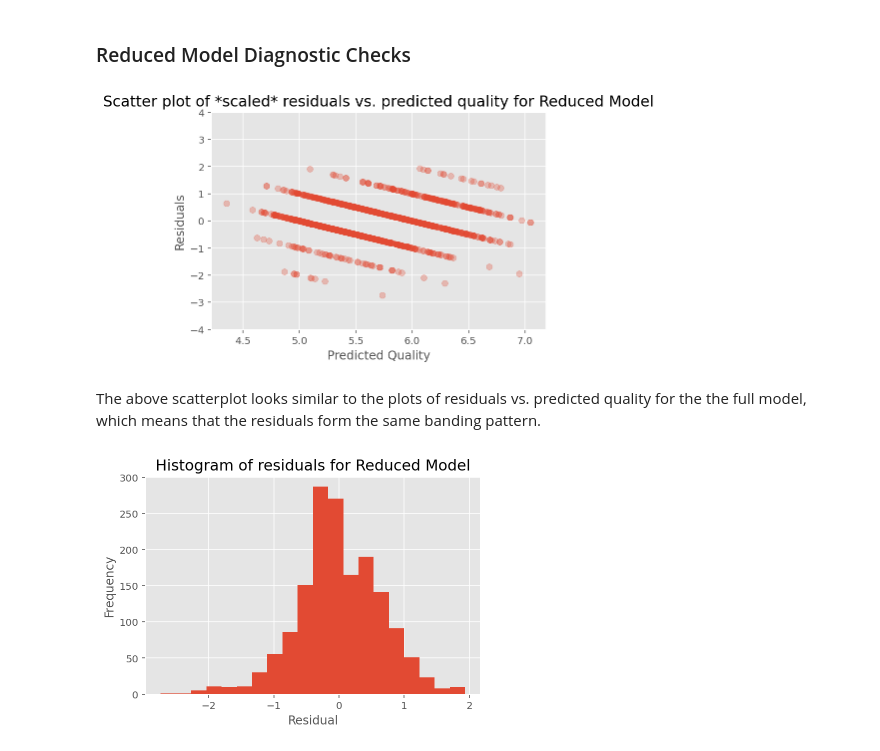
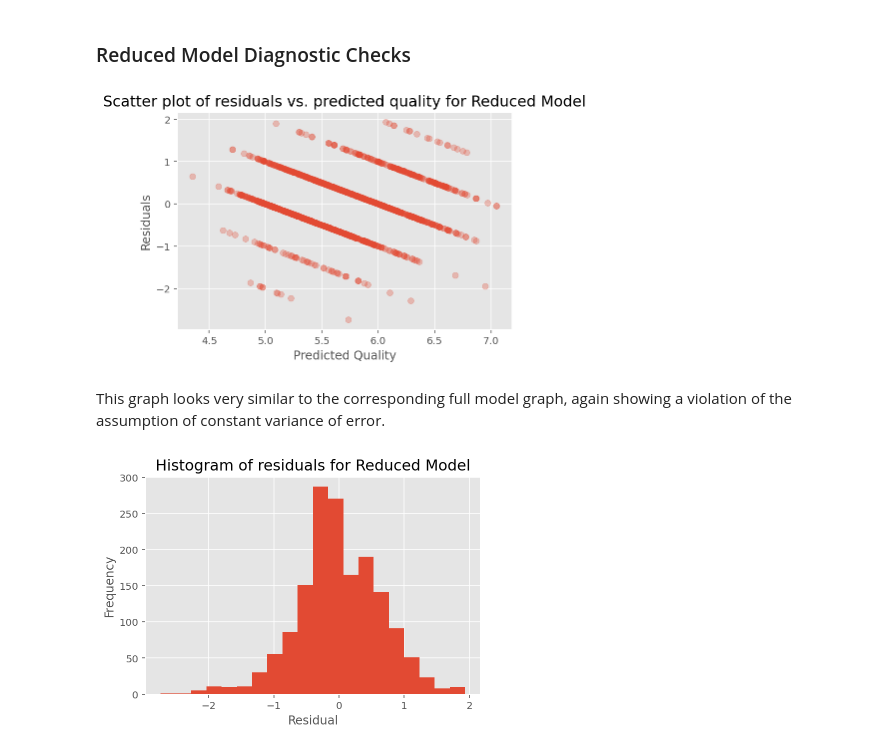
Before and after one commit to Michael-s3943224/MATH2412-Assignment, a Jupyter notebook: Phase2_Group21.ipynb, the cells around one changed output. Drawn from its saved outputs; the diff is of its cells as text; code cells hidden in the pictures.

```diff
--- a/Phase2_Group21.ipynb
+++ b/Phase2_Group21.ipynb
@@ -342,15 +344,14 @@ From the scatterplot above, we can see that the reduced model has the same issue
 ### Reduced Model Diagnostic Checks
 # %%
 plt.scatter(residuals_reduced['predicted'], residuals_reduced['residual'], alpha=0.3);
-plt.ylim(-4, 4)
 plt.xlabel('Predicted Quality');
 plt.ylabel('Residuals')
-plt.title('Scatter plot of *scaled* residuals vs. predicted quality for Reduced Model', fontsize=15)
+plt.title('Scatter plot of residuals vs. predicted quality for Reduced Model', fontsize=15)
 plt.show();
 # %% [output]
-[figure, old version]
+[figure, new version]
 # %% [markdown]
-The above scatterplot looks similar to the plots of residuals vs. predicted quality for the the full model, which means that the residuals form the same banding pattern.
+This graph looks very similar to the corresponding full model graph, again showing a violation of the assumption of constant variance of error.
 # %%
 plt.hist(residuals_reduced['residual'], bins = 20);
 plt.xlabel('Residual');
```
Also changed, not shown: parts of 9 cells of this notebook.
